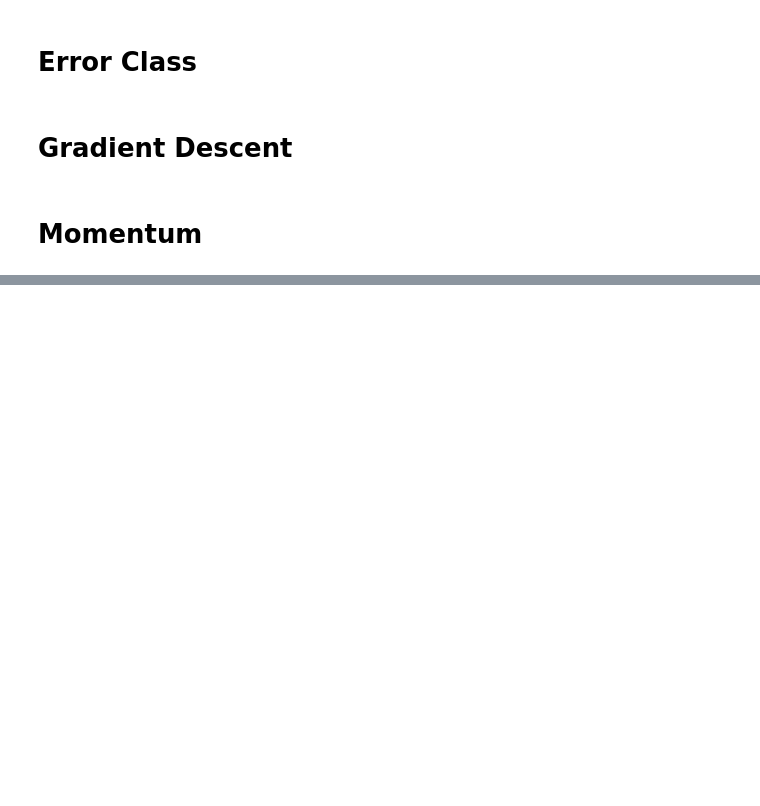
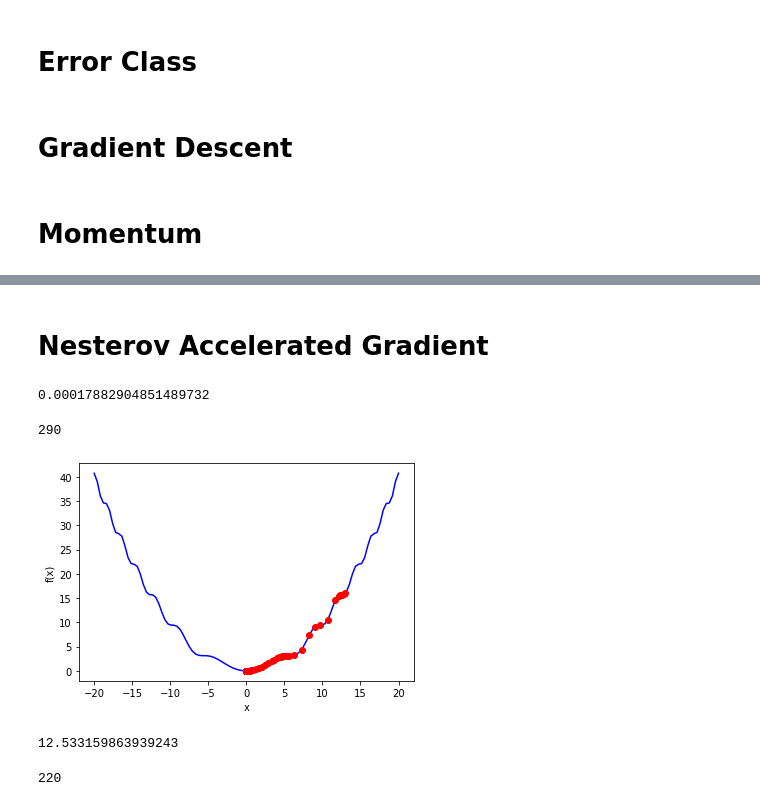
Before and after one commit to DanielDaCosta/gradient-descent, a Jupyter notebook: GradientDescent.ipynb, the cells around one changed output, grey strips where cells are left out. Cells and saved outputs as stored; diff of their text form; code cells hidden in the pictures; blank space fills up the shorter version.

Commit message:
Adding New Optimization Algorithms and modularizing classes

```diff
--- a/GradientDescent.ipynb
+++ b/GradientDescent.ipynb
@@ -277,0 +344,2 @@ class Momentum(GradientDescent):
+# %% [markdown]
+# Nesterov Accelerated Gradient
@@ -277,0 +390,14 @@ class Momentum(GradientDescent):
+# %%
+test = NAG(f, df, 13, learning_rate = 0.01, max_iterations = 500)
+# %%
+test.fit()
+# %% [output]
+0.00017882904851489732
+# %%
+test.get_n_iteration()
+# %% [output]
+290
+# %%
+test.plot_optimization(-20, 20)
+# %% [output]
+[figure, added]
@@ -277,0 +406,8 @@ class Momentum(GradientDescent):
+# %%
+test.fit()
+# %% [output]
+12.533159863939243
+# %%
+test.get_n_iteration()
+# %% [output]
+220
```
Also changed, not shown: parts of 26 cells of this notebook.
